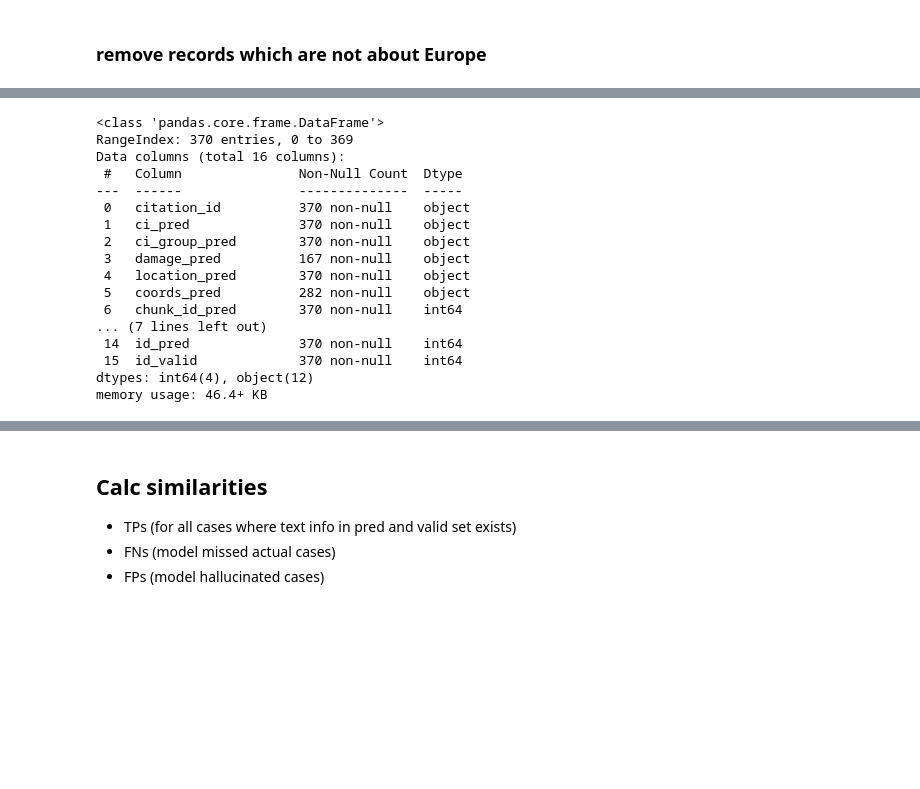
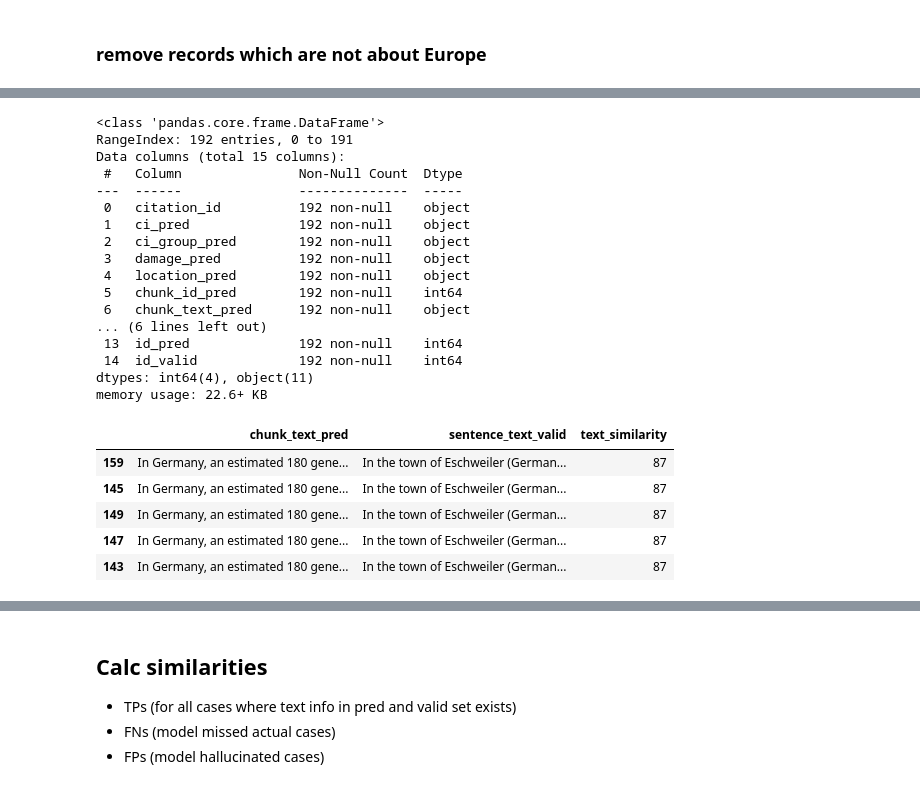
Before and after one commit to SWN-group-at-TU-Berlin/CI-impacts-information-retrieval, a Jupyter notebook: notebooks/llm_evaluation.ipynb, the cells around one changed output, grey strips where cells are left out. Cells and saved outputs as stored; diff of their text form; code cells hidden in the pictures; blank space fills up the shorter version.

```diff
--- a/notebooks/llm_evaluation.ipynb
+++ b/notebooks/llm_evaluation.ipynb
@@ -630,0 +1225,7 @@ memory usage: 4.4+ KB
+# %%
+# df_pred[df_pred["coords"].isna()][["citation_id","chunk_id","infrastructure_type","infrastructure_group","damage","damage_value","location", "coord_potential_locations"]][:60]
+
+
+#- drop cases from newer valid docs
+df_pred_geolocalized = df_pred_geolocalized[~df_pred_geolocalized.citation_id.isin(["Chamra 2006", "Hladny 2004", "Pescaroli 2017"])]
+df_valid = df_valid[~df_valid.publication_id.isin(["Chamra 2006", "Hladny 2004", "Pescaroli 2017"])]
@@ -630,0 +1397,27 @@ memory usage: 4.4+ KB
+# %%
+
+from statistics import mean
+
+
+# taken from Ni Li 2026 to assess performance onf qualitative fields [lists]
+def sequence(v, w):
+    null_penality = 0.5
+    """Compare sequences. Returns Jaccard distance between sets of elements in sequences.
+    Note: ordering is not taken into consideration."""
+    if v == None and w == None:
+        return 0
+    if v == None and w != None or v != None and w == None:
+        print("! Using null penality as one list is empty")
+        return null_penalty
+    v, w = set(v), set(w)
+    return 1.0 - len(v.intersection(w)) / len(v.union(w))
+
+# my modification based on list:
+def calc_simi_list(v, w):
+    null_penality = 0.5
+    if v == None and w == None:
+        return 0
+    if v == None and w != None or v != None and w == None:
+        return null_penalty
+    identical = [element for element in v if element in w]
+    return np.round(1 -  (len(identical)/ np.abs((len(docs_pred_citype) + len(docs_valid_citype)))), 3)
@@ -635,7 +2256,7 @@ import re
 
 
 print("Match chunk text of each prediction entry with related validation entries (nth:1 pairs)")
-print("Align texts fro mvalid and pred set by removing potenital whitespaces")
+print("Align texts from valid and pred set by removing potential whitespaces")
 # NOTE Solves issue: of having doubled whitespace or whitespaces due to linebreaks. eg. "Bad Münstereifel" where valid senence differed to pred_chunk due to "- " (instead of "-") in fresh-water
 
 df_pred_valid_all = pd.DataFrame()
@@ -673,7 +2294,7 @@ for _, pred_entry in df_pred.iterrows():
                 "ci_group_pred": pred_entry["infrastructure_group"],
                 "damage_pred": pred_entry["damage"],
                 "location_pred": pred_entry["location"],
-                "coords_pred": pred_entry["coords"],
+                #"coords_pred": pred_entry["coords"],
                 "chunk_id_pred": pred_entry["chunk_id"],
                 "chunk_text_pred": pred_entry["chunk_text"],
                 "ci_valid": valid_entry["ci1_type"],
@@ -688,9 +2309,10 @@ for _, pred_entry in df_pred.iterrows():
             }
             df_pred_valid_all = pd.concat([df_pred_valid_all, pd.DataFrame([entry_pred_valid])], ignore_index=True)  # n:1 relationship DF
 
+print(len(df_pred_valid_all))
 
 # 85 threshold - 778 entries
 # 75 threshold - 778 entries
-# 75 threshold + CIsubgrou - 513 entries
+# 75 threshold + CI subgrou - 513 entries
 # %% [output]
 Match chunk text of each prediction entry with related validation entries (nth:1 pairs)
@@ -698,26 +2321,34 @@ Align texts fro mvalid and pred set by removing potenital whitespaces
 # %%
-df_pred_valid_all.info() # 143 -190 entries
+df_pred_valid_all.info() # 143 -190 entries  # 656 entries (bei simil 65)
+
+df_pred_valid_all[df_pred_valid_all.text_similarity < 100][["chunk_text_pred", "sentence_text_valid", "text_similarity"]].sort_values(by="text_similarity", ascending=True)[:5]
 
 ## --> FPs are more common compared to FNs, especially for predicting locations,
 # as it is easier to get a prep-valid match when pred.info is actually missing due to larger chunk-text (pred set) compared to sentence-text (valid set)
 # %% [output]
 <class 'pandas.core.frame.DataFrame'>
-RangeIndex: 370 entries, 0 to 369
-Data columns (total 16 columns):
+RangeIndex: 192 entries, 0 to 191
+Data columns (total 15 columns):
  #   Column               Non-Null Count  Dtype
 ---  ------               --------------  -----
- 0   citation_id          370 non-null    object
- 1   ci_pred              370 non-null    object
- 2   ci_group_pred        370 non-null    object
- 3   damage_pred          167 non-null    object
- 4   location_pred        370 non-null    object
- 5   coords_pred          282 non-null    object
- 6   chunk_id_pred        370 non-null    int64
-... (7 lines left out)
- 14  id_pred              370 non-null    int64
- 15  id_valid             370 non-null    int64
-dtypes: int64(4), object(12)
-memory usage: 46.4+ KB
+ 0   citation_id          192 non-null    object
+ 1   ci_pred              192 non-null    object
+ 2   ci_group_pred        192 non-null    object
+ 3   damage_pred          192 non-null    object
+ 4   location_pred        192 non-null    object
+ 5   chunk_id_pred        192 non-null    int64
+ 6   chunk_text_pred      192 non-null    object
+... (6 lines left out)
+ 13  id_pred              192 non-null    int64
+ 14  id_valid             192 non-null    int64
+dtypes: int64(4), object(11)
+memory usage: 22.6+ KB
+|  | chunk_text_pred | sentence_text_valid | text_similarity |
+| 159 | In Germany, an estimated 180 gene... | In the town of Eschweiler (German... | 87 |
+| 145 | In Germany, an estimated 180 gene... | In the town of Eschweiler (German... | 87 |
+| 149 | In Germany, an estimated 180 gene... | In the town of Eschweiler (German... | 87 |
+| 147 | In Germany, an estimated 180 gene... | In the town of Eschweiler (German... | 87 |
+| 143 | In Germany, an estimated 180 gene... | In the town of Eschweiler (German... | 87 |
 # %%
 ## entries with lowest similarity
 df_pred_valid_all.text_similarity.describe() # 413  (no regex, step2) , 284 (no c regex, step1)
```
Also changed, not shown: parts of 167 cells of this notebook.
